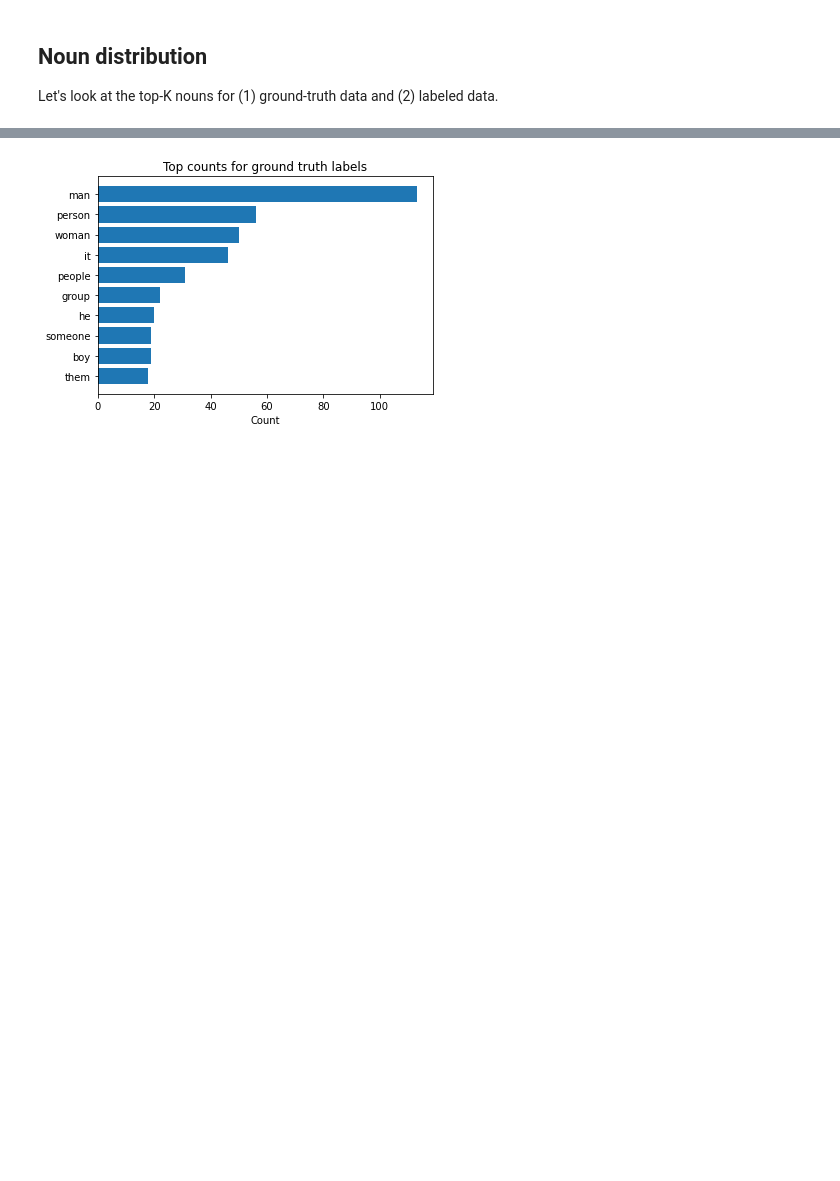
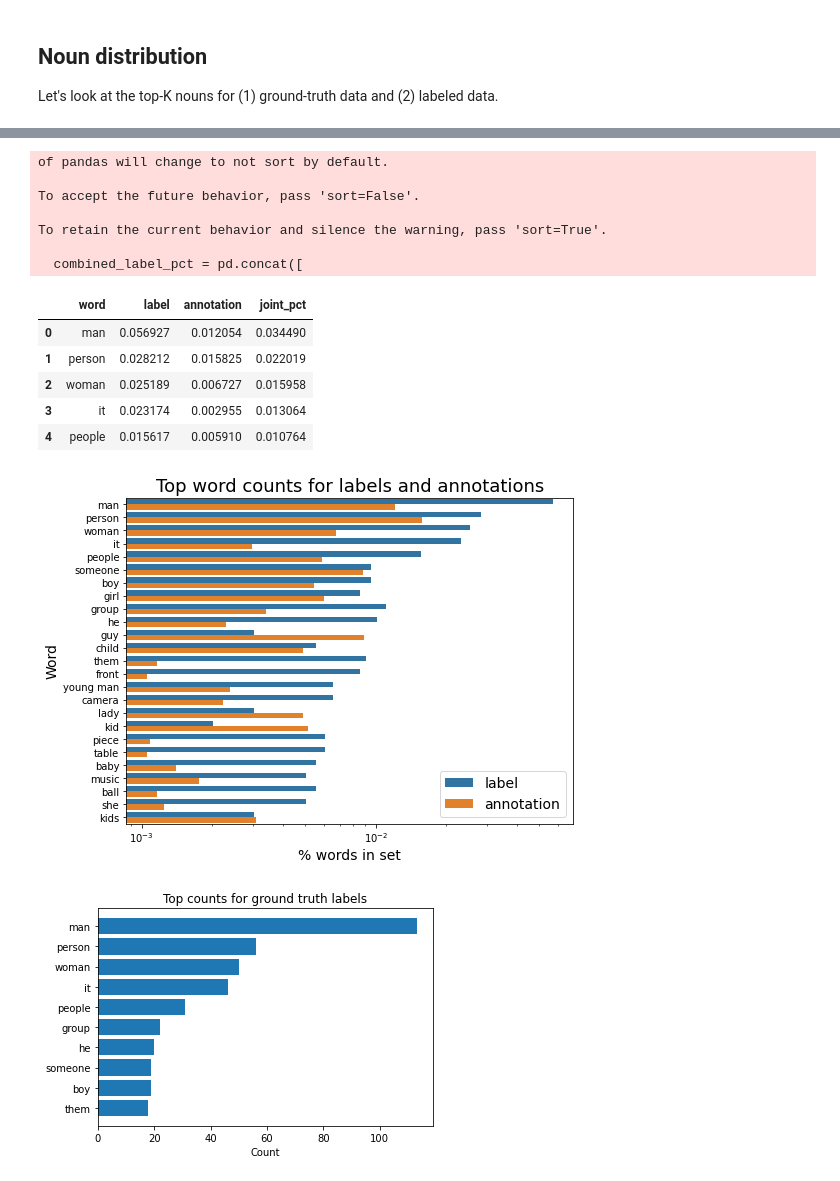
Before and after one commit to MichiganNLP/video-fill-in-the-blank, a Jupyter notebook: notebooks/compute_annotator_statistics.ipynb, the cells around one changed output, grey strips where cells are left out. Cells and saved outputs as stored; diff of their text form; code cells hidden in the pictures; blank space fills up the shorter version.

Commit message:
updated top-K NP plot with percents, combined vocab

```diff
--- a/notebooks/compute_annotator_statistics.ipynb
+++ b/notebooks/compute_annotator_statistics.ipynb
@@ -108,5 +108,47 @@ print(combined_label_counts.to_latex(index=False))
 \bottomrule
 \end{tabular}
+# %%
+## plot combined word counts
+combined_label_pct = pd.concat([
+    ground_truth_label_counts / ground_truth_label_counts.sum(),
+    annotation_label_counts / annotation_label_counts.sum(),
+], axis=1).fillna(0., inplace=False)
+combined_label_pct.columns = ['label', 'annotation']
+combined_label_pct = combined_label_pct.assign(**{'joint_pct' : combined_label_pct.mean(axis=1)})
+combined_label_pct.sort_values('joint_pct', inplace=True, ascending=False)
+top_k = 25
+combined_label_pct = combined_label_pct.reset_index(inplace=False).rename(columns={'index':'word'})
+top_k_words = combined_label_pct.loc[:, 'word'].iloc[:top_k]
+display(combined_label_pct.head())
+import matplotlib
+%matplotlib inline
+import matplotlib.pyplot as plt
+import seaborn as sns
+flat_combined_label_pct = pd.melt(combined_label_pct, id_vars=['word'], value_vars=['label', 'annotation'], value_name='word_pct', var_name='data_type')
+top_k_flat_combined_label_pct = flat_combined_label_pct[flat_combined_label_pct.loc[:, 'word'].isin(top_k_words)]
+plt.figure(figsize=(8, 6))
+sns.barplot(x='word_pct', y='word', hue='data_type', data=top_k_flat_combined_label_pct)
+plt.xlabel('% words in set', fontsize=14)
+plt.ylabel('Word', fontsize=14)
+plt.legend(loc='lower right', fontsize=14)
+plt.xscale('log')
+plt.title('Top word counts for labels and annotations', fontsize=18)
+plt.show()
+# %% [output]
+of pandas will change to not sort by default.
+
+To accept the future behavior, pass 'sort=False'.
+
+To retain the current behavior and silence the warning, pass 'sort=True'.
+
+  combined_label_pct = pd.concat([
+|  | word | label | annotation | joint_pct |
+| 0 | man | 0.056927 | 0.012054 | 0.034490 |
+| 1 | person | 0.028212 | 0.015825 | 0.022019 |
+| 2 | woman | 0.025189 | 0.006727 | 0.015958 |
+| 3 | it | 0.023174 | 0.002955 | 0.013064 |
+| 4 | people | 0.015617 | 0.005910 | 0.010764 |
+[figure, added]
 # %%
 ## plot both distributions
 import matplotlib
```
Also changed, not shown: parts of 3 cells of this notebook.
